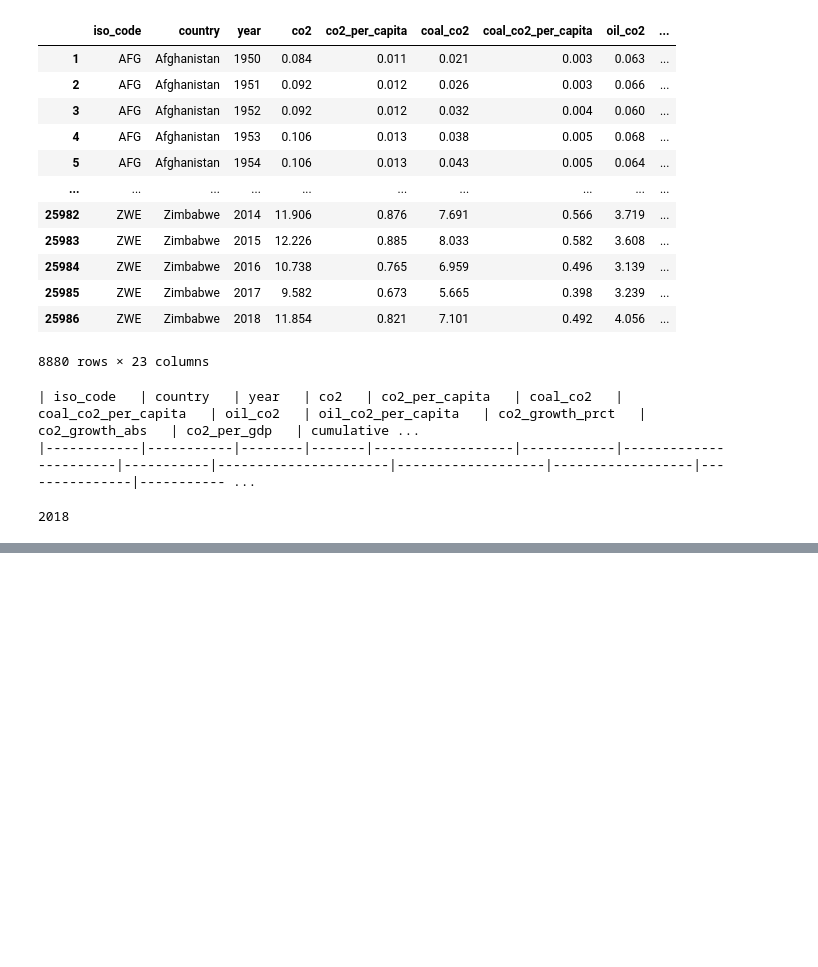
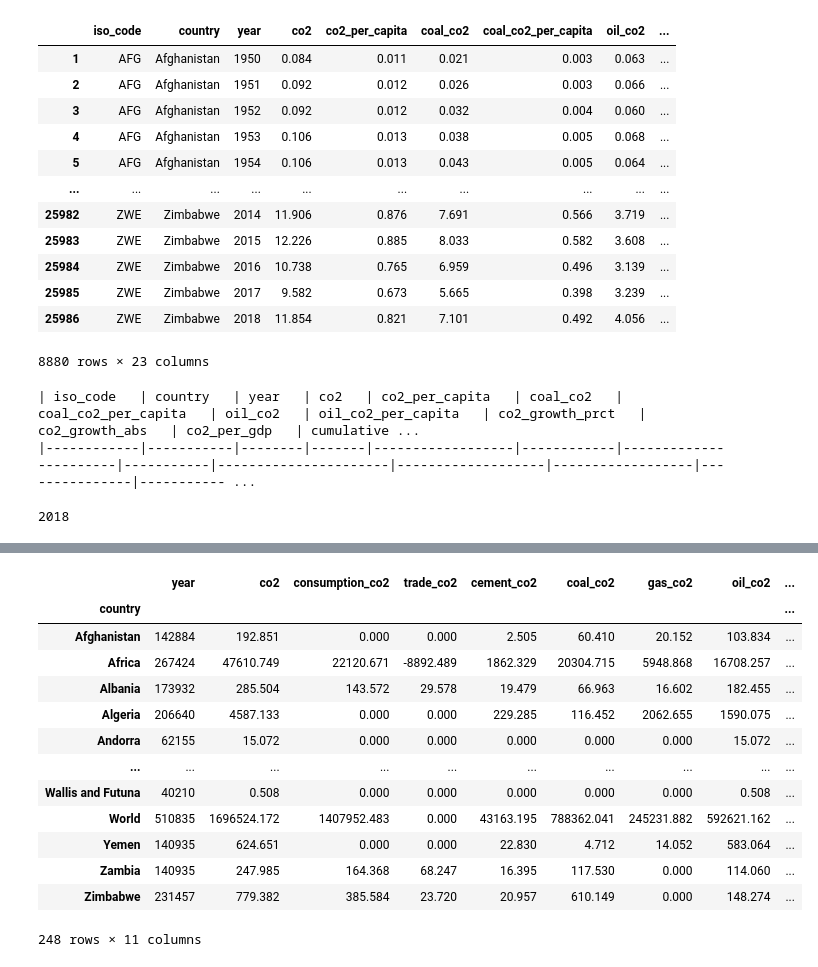
Before and after one commit to sheetal1996/Eco-lution, a Jupyter notebook: 575DataCleanign.ipynb, the cells around one changed output, grey strips where cells are left out. Drawn from its saved outputs; the diff is of its cells as text; code cells hidden in the pictures; blank space fills up the shorter version.

```diff
--- a/575DataCleanign.ipynb
+++ b/575DataCleanign.ipynb
@@ -112,0 +134,19 @@ df_dropcol['year'].max()
+# %%
+#aggregating the data by years:
+
+co2_df.groupby(by = "country").sum()
+# %% [output]
+|  | year | co2 | consumption_co2 | trade_co2 | cement_co2 | coal_co2 | gas_co2 | oil_co2 | ... |
+| country |  |  |  |  |  |  |  |  | ... |
+| Afghanistan | 142884 | 192.851 | 0.000 | 0.000 | 2.505 | 60.410 | 20.152 | 103.834 | ... |
+| Africa | 267424 | 47610.749 | 22120.671 | -8892.489 | 1862.329 | 20304.715 | 5948.868 | 16708.257 | ... |
+| Albania | 173932 | 285.504 | 143.572 | 29.578 | 19.479 | 66.963 | 16.602 | 182.455 | ... |
+| Algeria | 206640 | 4587.133 | 0.000 | 0.000 | 229.285 | 116.452 | 2062.655 | 1590.075 | ... |
+| Andorra | 62155 | 15.072 | 0.000 | 0.000 | 0.000 | 0.000 | 0.000 | 15.072 | ... |
+| ... | ... | ... | ... | ... | ... | ... | ... | ... | ... |
+| Wallis and Futuna | 40210 | 0.508 | 0.000 | 0.000 | 0.000 | 0.000 | 0.000 | 0.508 | ... |
+| World | 510835 | 1696524.172 | 1407952.483 | 0.000 | 43163.195 | 788362.041 | 245231.882 | 592621.162 | ... |
+| Yemen | 140935 | 624.651 | 0.000 | 0.000 | 22.830 | 4.712 | 14.052 | 583.064 | ... |
+| Zambia | 140935 | 247.985 | 164.368 | 68.247 | 16.395 | 117.530 | 0.000 | 114.060 | ... |
+| Zimbabwe | 231457 | 779.382 | 385.584 | 23.720 | 20.957 | 610.149 | 0.000 | 148.274 | ... |
+248 rows × 11 columns
```
Also changed, not shown: parts of 4 cells of this notebook.
